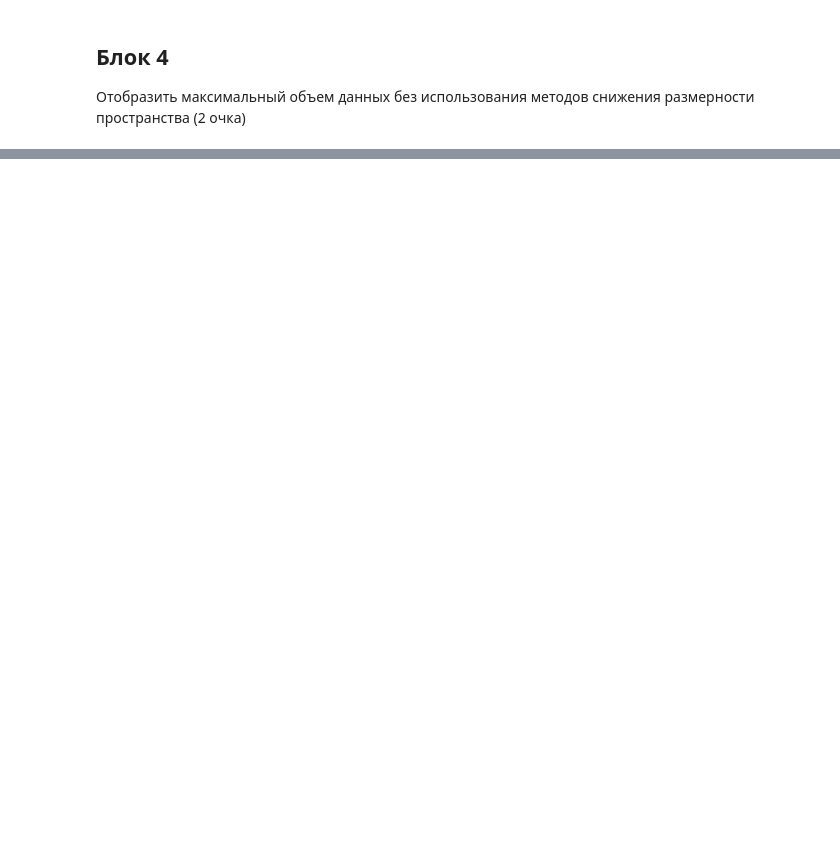
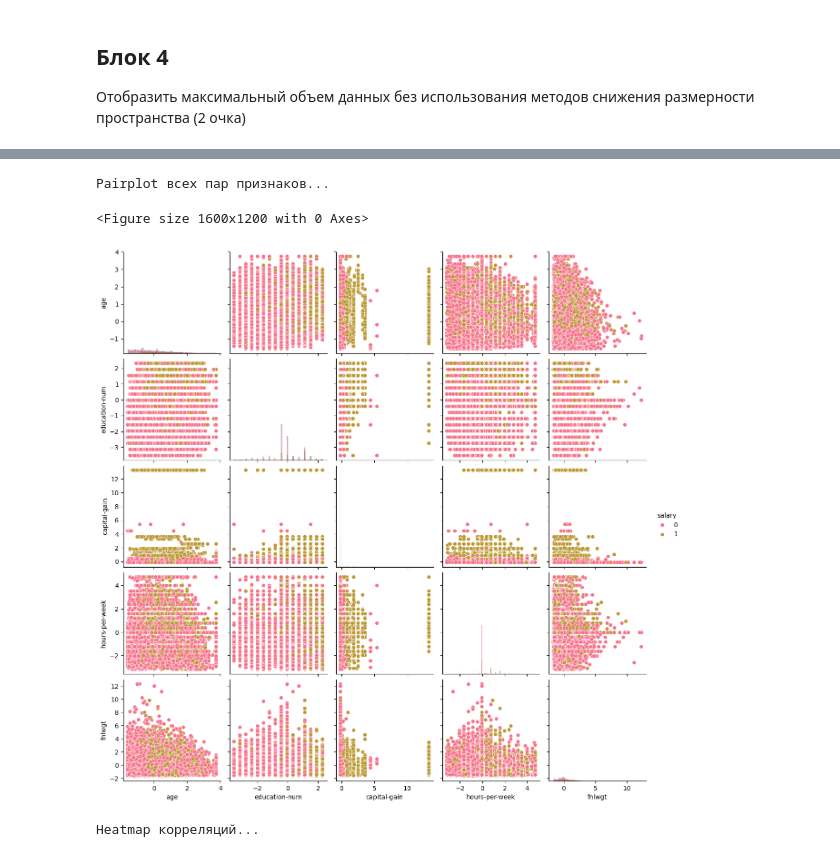
Before and after one commit to EndRiKeR/nns-labs, a Jupyter notebook: lab1/lab1.ipynb, the cells around one changed output, grey strips where cells are left out. Drawn from its saved outputs; the diff is of its cells as text; code cells hidden in the pictures; blank space fills up the shorter version.

```diff
--- a/lab1/lab1.ipynb
+++ b/lab1/lab1.ipynb
@@ -447,0 +278,32 @@ print("- radar_top_athletes.png (радар топ-5)")
+# %%
+import pandas as pd
+import numpy as np
+import matplotlib.pyplot as plt
+import seaborn as sns
+import plotly.express as px
+from pandas.plotting import parallel_coordinates
+plt.style.use('default')
+sns.set_palette("husl")
+
+print("Pairplot всех пар признаков...")
+plt.figure(figsize=(16, 12))
+
+sns.pairplot(df_transformed[['salary', 'age', 'education-num', 'capital-gain',
+                            'hours-per-week', 'fnlwgt']],
+             hue='salary', diag_kind='hist')
+plt.show()
+
+print("\nHeatmap корреляций...")
+plt.figure(figsize=(14, 10))
+numeric_cols = df_transformed[numeric_features].columns
+corr_matrix = df_transformed[numeric_cols].corr()
+sns.heatmap(corr_matrix, annot=True, cmap='RdBu_r', center=0,
+            square=True, fmt='.2f')
+plt.title('Корреляции ВСЕХ числовых признаков')
+plt.tight_layout()
+plt.show()
+# %% [output]
+Pairplot всех пар признаков...
+<Figure size 1600x1200 with 0 Axes>
+[figure, added]
+Heatmap корреляций...
```
Also changed, not shown: parts of 7 cells of this notebook, 1 other file.
